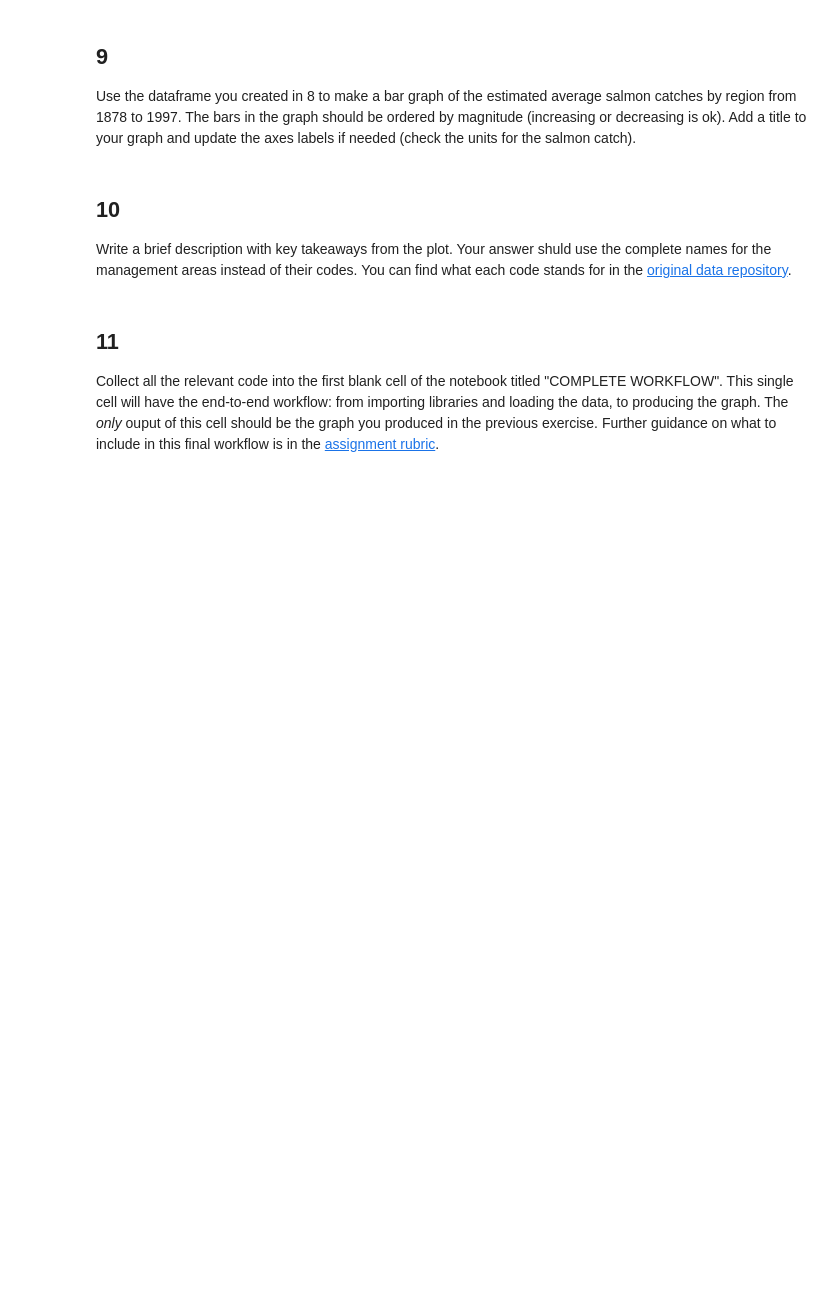
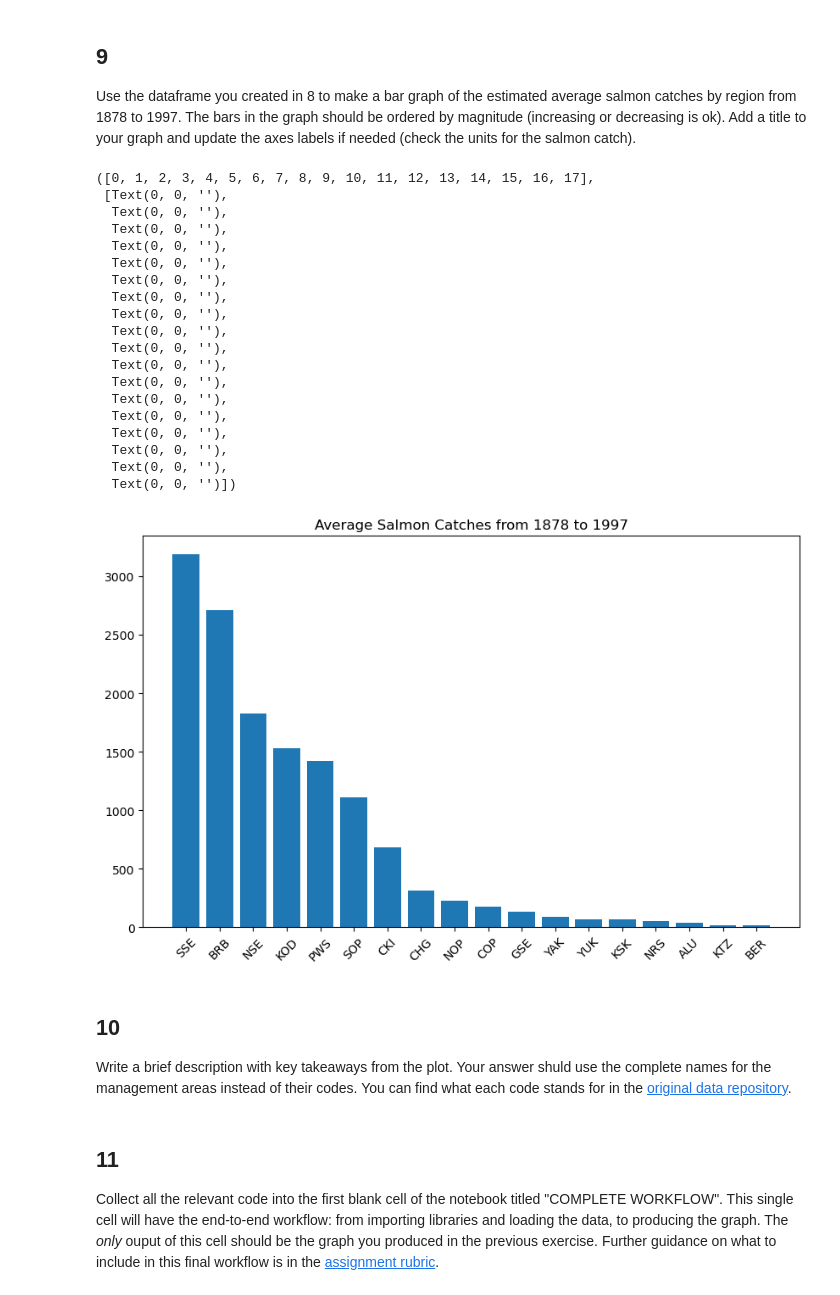
Before and after one commit to bgrazda/eds220-hwk2, a Jupyter notebook: hwk2-task2-salmon.ipynb, the cells around one changed output. Cells and saved outputs as stored; diff of their text form; code cells hidden in the pictures; blank space fills up the shorter version.

Commit message:
Create bar plot for task 2

```diff
--- a/hwk2-task2-salmon.ipynb
+++ b/hwk2-task2-salmon.ipynb
@@ -183,10 +181,6 @@ In the next cell:
 2. Access the row you updated to verify the value was changed and store this singe row in the `catch_1` variable.
 # %%
 # Find the position in catch data where the column catch equals I and explicitly replace the I with 1 using replace()
-catch_1 = catch_data[(catch_data['Catch'] == 'I')].replace('I', 1)
+catch_1 = catch_data['Catch'].str.replace('I', '1')
 print(catch_1)
-
-# The I value is stored in the 400th index, reassign it to equal catch using iloc
-# .loc does not work here because catch_1 is an object that stores this whole row, and .loc goes into specific cell of the catch column
-catch_data.iloc[400] = catch_1
 # %% [output]
@@ -194,0 +188,4 @@ catch_data.iloc[400] = catch_1
+# %%
+# Call the column, where the string is I and replace it with 1
+catch_data['Catch'] = catch_data['Catch'].str.replace('I', '1')
+print(catch_data['Catch'])
@@ -202,3 +201,6 @@ In the next cell:
 # Call Catch column and convert the entire column as type int, confirm that the replacement of I to 1 works when the column successfully runs
 catch_column_type = catch_data['Catch'].astype('int')
 catch_column_type
+
+# Reassign the column to our new column with the data type as int
+catch_data['Catch'] = catch_column_type
@@ -223,0 +210,6 @@ avg_region
+# %%
+# Select region as adult and take the mean of Catch column, re-assign series to frame and add
+avg_region = catch_data.groupby('Region').Catch.mean()
+avg_region = avg_region.to_frame().reset_index()
+
+avg_region
@@ -227,6 +237,38 @@ avg_region
 ## 9
 
 Use the dataframe you created in 8 to make a bar graph of the estimated average salmon catches by region from 1878 to 1997. The bars in the graph should be ordered by magnitude (increasing or decreasing is ok). Add a title  to your graph and update the axes labels if needed (check the units for the salmon catch).
+# %%
+#avg_region.sort_values(avg_region['Count'], ascending=False, inplace=True)
+plt.figure(figsize = (10,6))
+avg_region = avg_region.sort_values('Catch', ascending= False)
+
+plt.bar(data = avg_region,
+        x = 'Region',
+        height = 'Catch')
+
+plt.title('Average Salmon Catches from 1878 to 1997')
+plt.xticks(rotation = 45)
+# %% [output]
+([0, 1, 2, 3, 4, 5, 6, 7, 8, 9, 10, 11, 12, 13, 14, 15, 16, 17],
+ [Text(0, 0, ''),
+  Text(0, 0, ''),
+  Text(0, 0, ''),
+  Text(0, 0, ''),
+  Text(0, 0, ''),
+  Text(0, 0, ''),
+  Text(0, 0, ''),
+  Text(0, 0, ''),
+  Text(0, 0, ''),
+  Text(0, 0, ''),
+  Text(0, 0, ''),
+  Text(0, 0, ''),
+  Text(0, 0, ''),
+  Text(0, 0, ''),
+  Text(0, 0, ''),
+  Text(0, 0, ''),
+  Text(0, 0, ''),
+  Text(0, 0, '')])
+[figure, added]
 # %% [markdown]
 <!-- END QUESTION -->
 
```
Also changed, not shown: parts of 8 cells of this notebook, 1 other file.
